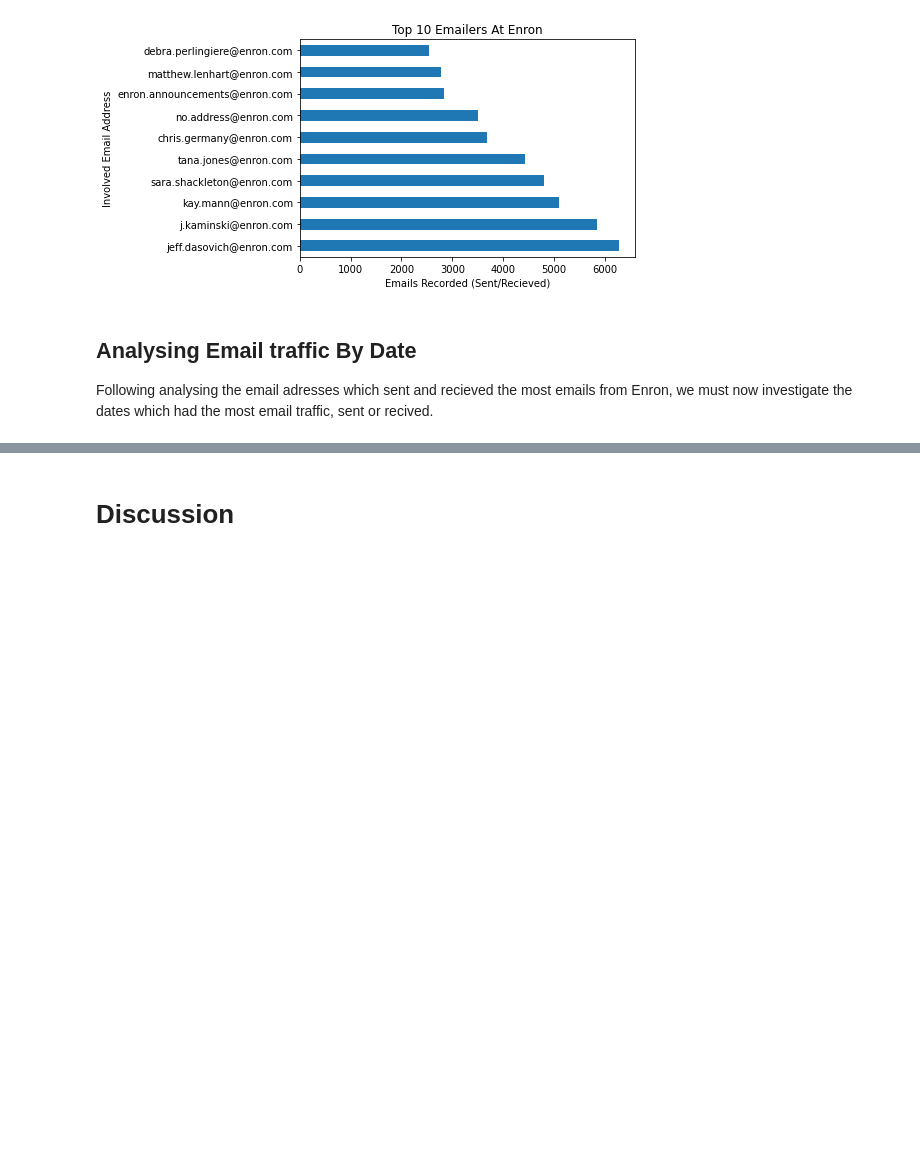
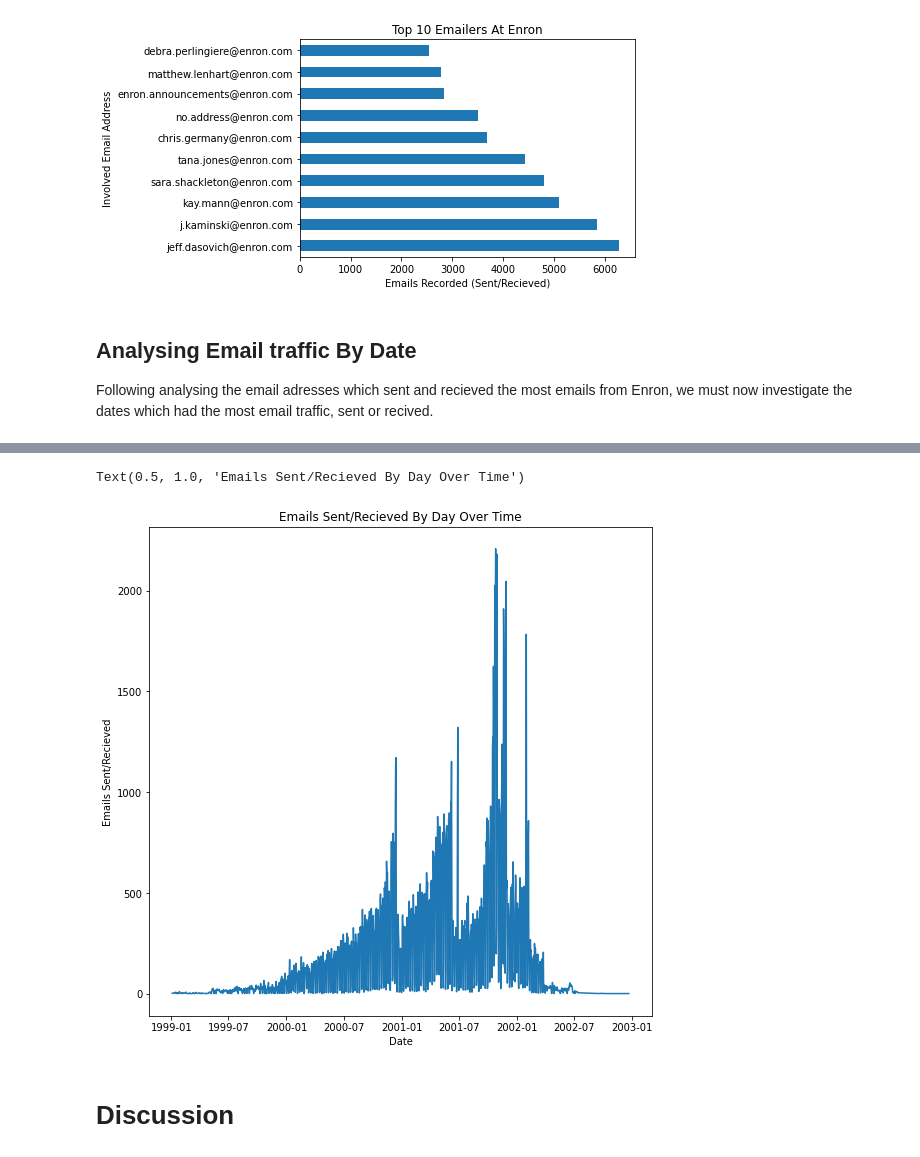
Before and after one commit to Toms201/Enron-Dataset-Analysis-ISYS2001-, a Jupyter notebook: ISYS2001_Assignment_Two.ipynb, the cells around one changed output, grey strips where cells are left out. Saved outputs shown, nothing was run; the diff lists cells and outputs as text; code cells hidden in the pictures; blank space fills up the shorter version.

```diff
--- a/ISYS2001_Assignment_Two.ipynb
+++ b/ISYS2001_Assignment_Two.ipynb
@@ -138,0 +161,3 @@ Following analysing the email adresses which sent and recieved the most emails f
+# %%
+df2['date_New'] = df2['date'].dt.date
+df2
@@ -138,0 +183,4 @@ Following analysing the email adresses which sent and recieved the most emails f
+# %%
+#Using pandas way, Series.value_counts()
+df3 = df2['date_New'].value_counts()
+df3
@@ -138,0 +200,3 @@ Following analysing the email adresses which sent and recieved the most emails f
+# %%
+df3.columns=["Date", "Freq"]
+df3
@@ -138,0 +216,5 @@ Following analysing the email adresses which sent and recieved the most emails f
+# %%
+df4 = pd.DataFrame(df3)
+df4.columns=["Date","Freq"]
+df4 = df4.sort_values(by="Date")
+df4
@@ -139,3 +235,12 @@ Following analysing the email adresses which sent and recieved the most emails f
+# %%
+fig, ax = plt.subplots(figsize=(9, 9))
+ax.plot(df4['Date'], df4['Freq']);
+plt.xlabel('Date')
+plt.ylabel('Emails Sent/Recieved')
+plt.title('Emails Sent/Recieved By Day Over Time')
+# %% [output]
+Text(0.5, 1.0, 'Emails Sent/Recieved By Day Over Time')
+[figure, added]
 # %% [markdown]
 # Discussion
 # %% [markdown]
```
Also changed, not shown: parts of 6 cells of this notebook.
